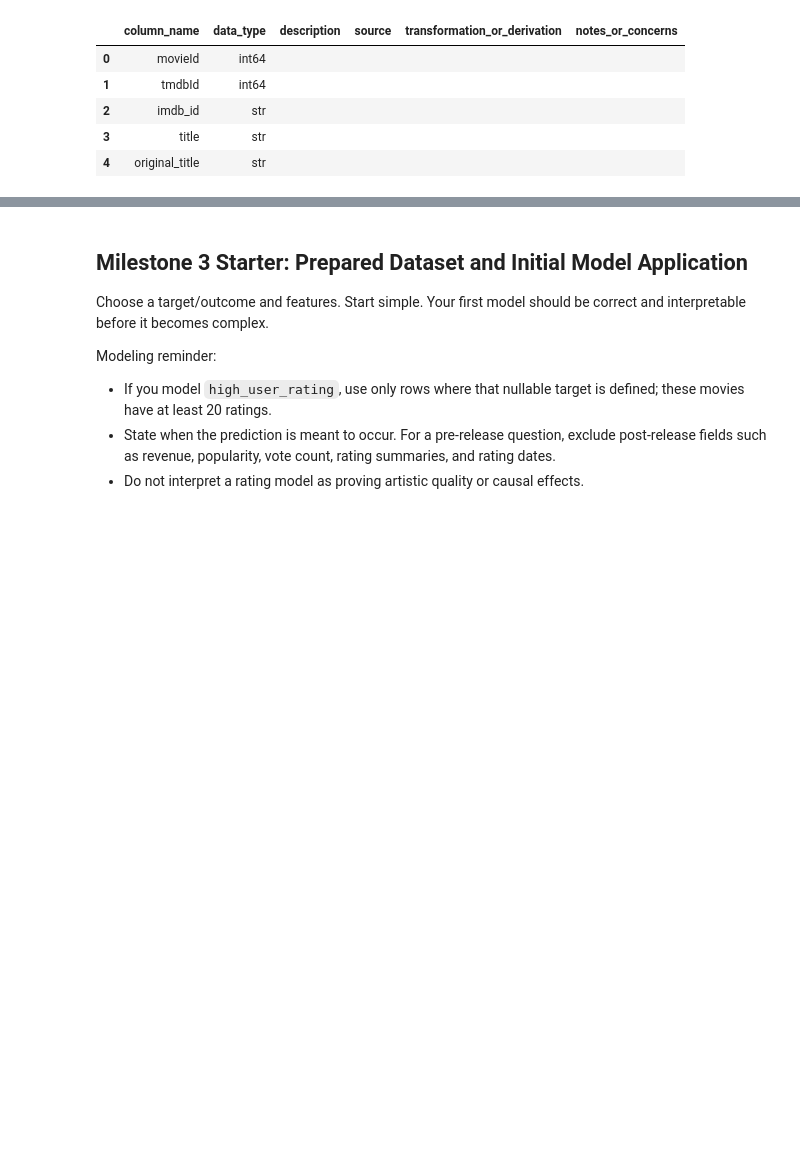
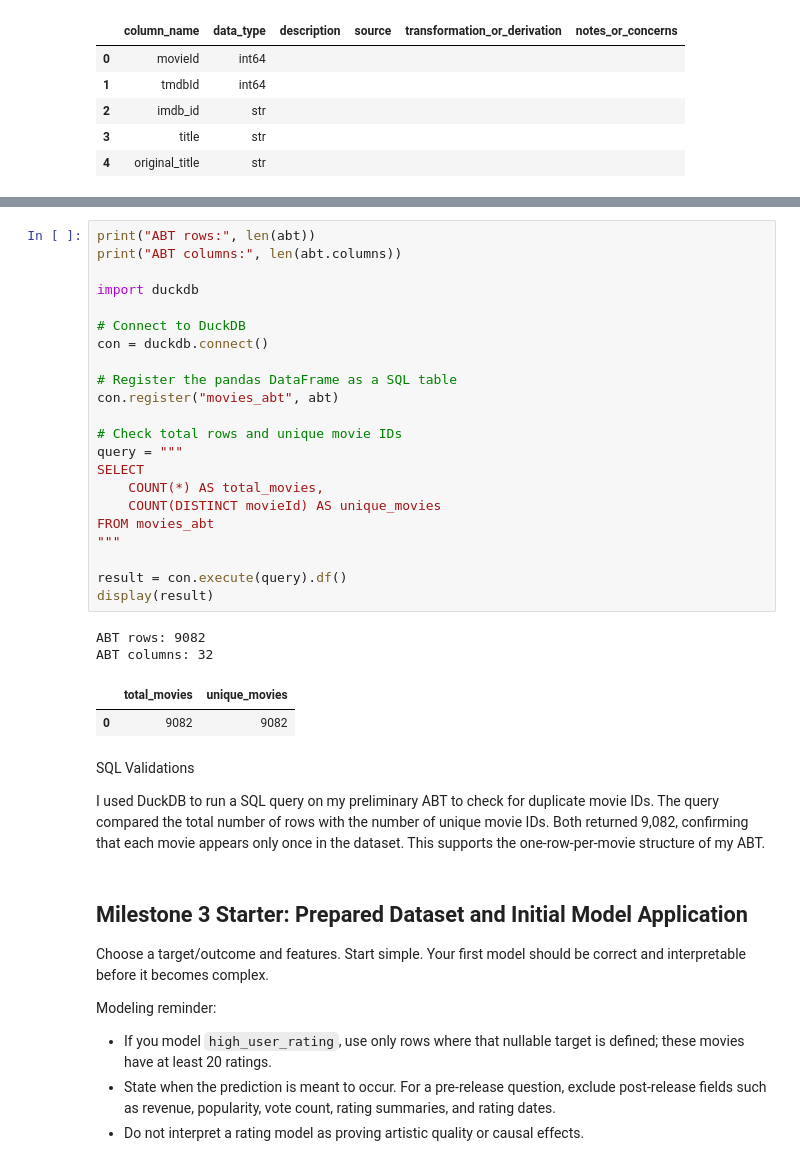
Before and after one commit to alexia-davila/ban6003-project-option-1-alexiadavila, a Jupyter notebook: notebooks/movies_project_starter.ipynb, the cells around one changed output, grey strips where cells are left out. Cells and saved outputs as stored; diff of their text form; blank space fills up the shorter version.

```diff
--- a/notebooks/movies_project_starter.ipynb
+++ b/notebooks/movies_project_starter.ipynb
@@ -465,3 +562,34 @@ data_dictionary.head()
+# %%
+print("ABT rows:", len(abt))
+print("ABT columns:", len(abt.columns))
+
+import duckdb
+
+# Connect to DuckDB
+con = duckdb.connect()
+
+# Register the pandas DataFrame as a SQL table
+con.register("movies_abt", abt)
+
+# Check total rows and unique movie IDs
+query = """
+SELECT
+    COUNT(*) AS total_movies,
+    COUNT(DISTINCT movieId) AS unique_movies
+FROM movies_abt
+"""
+
+result = con.execute(query).df()
+display(result)
+# %% [output]
+ABT rows: 9082
+ABT columns: 32
+|  | total_movies | unique_movies |
+| 0 | 9082 | 9082 |
+# %% [markdown]
+SQL Validations
+
+I used DuckDB to run a SQL query on my preliminary ABT to check for duplicate movie IDs. The query compared the total number of rows with the number of unique movie IDs. Both returned 9,082, confirming that each movie appears only once in the dataset. This supports the one-row-per-movie structure of my ABT.
 # %% [markdown]
 ## Milestone 3 Starter: Prepared Dataset and Initial Model Application
 
```
Also changed, not shown: parts of 5 cells of this notebook.
